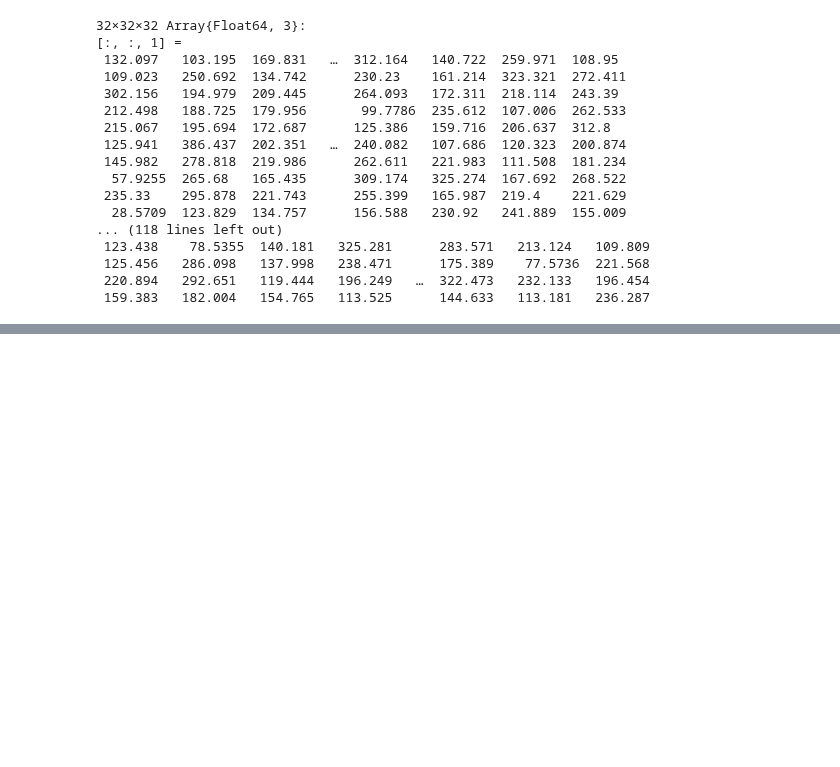
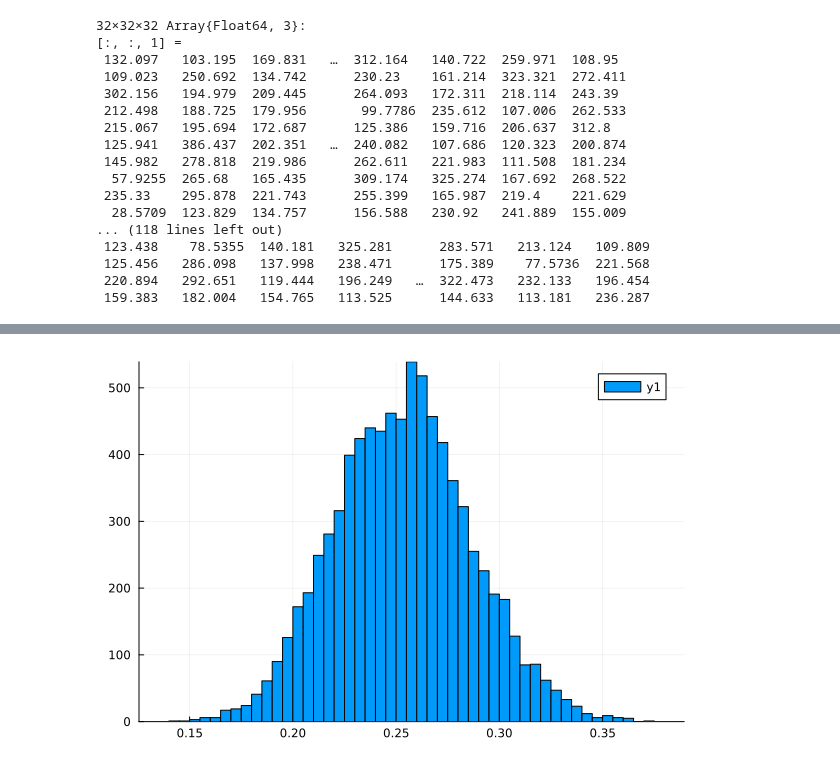
Before and after one commit to e34smith/LOO_PIT_Manual, a Jupyter notebook: Field_Level_Data/Manual_LOO_PIT_Field.ipynb, the cells around one changed output, grey strips where cells are left out. Saved outputs shown, nothing was run; the diff lists cells and outputs as text; code cells hidden in the pictures; blank space fills up the shorter version.

```diff
--- a/Field_Level_Data/Manual_LOO_PIT_Field.ipynb
+++ b/Field_Level_Data/Manual_LOO_PIT_Field.ipynb
@@ -428,0 +447,4 @@ Plots.scatter(loo_pit_values)
+# %%
+Plots.histogram(loo_pit_values)
+# %% [output]
+[figure, added]
```
Also changed, not shown: parts of 12 cells of this notebook, 3 other files.
